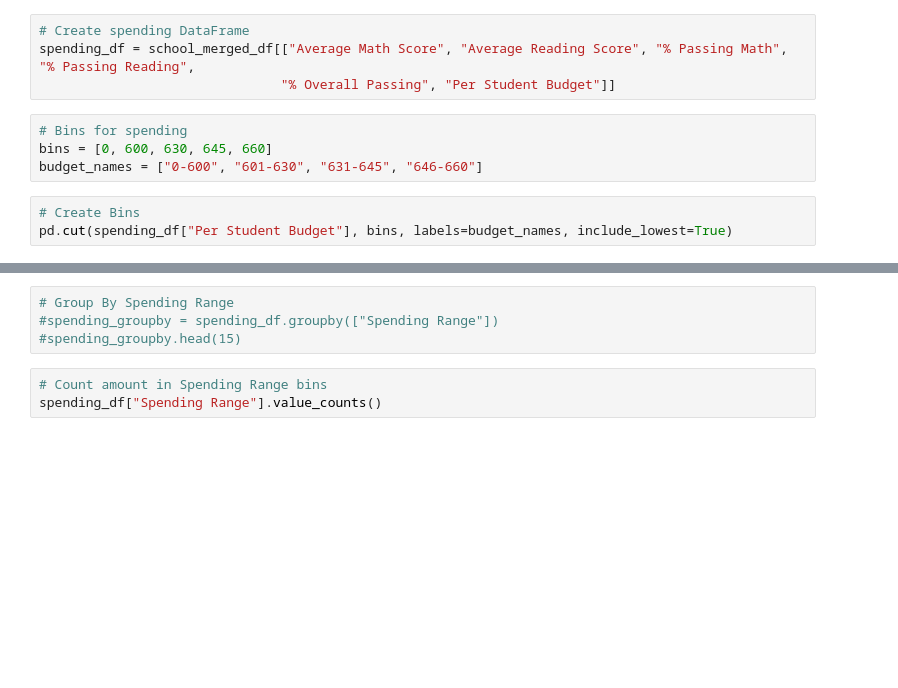
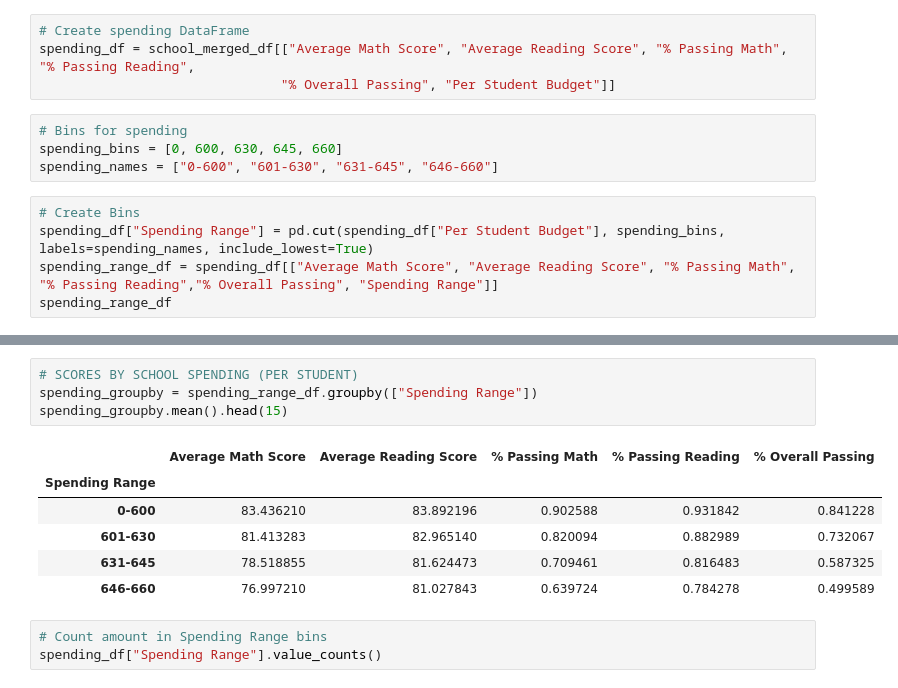
Before and after one commit to juliabrunett/pandas-challenge, a Jupyter notebook: PyCitySchools/PyCitySchools.ipynb, the cells around one changed output, grey strips where cells are left out. Saved outputs shown, nothing was run; the diff lists cells and outputs as text; blank space fills up the shorter version.

Commit message:
Fixed group by for binning

```diff
--- a/PyCitySchools/PyCitySchools.ipynb
+++ b/PyCitySchools/PyCitySchools.ipynb
@@ -527,9 +527,11 @@ spending_df = school_merged_df[["Average Math Score", "Average Reading Score", "
                                "% Overall Passing", "Per Student Budget"]]
 # %%
 # Bins for spending
-bins = [0, 600, 630, 645, 660]
-budget_names = ["0-600", "601-630", "631-645", "646-660"]
+spending_bins = [0, 600, 630, 645, 660]
+spending_names = ["0-600", "601-630", "631-645", "646-660"]
 # %%
 # Create Bins
-pd.cut(spending_df["Per Student Budget"], bins, labels=budget_names, include_lowest=True)
+spending_df["Spending Range"] = pd.cut(spending_df["Per Student Budget"], spending_bins, labels=spending_names, include_lowest=True)
+spending_range_df = spending_df[["Average Math Score", "Average Reading Score", "% Passing Math", "% Passing Reading","% Overall Passing", "Spending Range"]]
+spending_range_df
 # %% [output]
@@ -599,7 +558,14 @@ spending_df.set_index("Spending Range")
 # %%
-# Group By Spending Range
-#spending_groupby = spending_df.groupby(["Spending Range"])
-#spending_groupby.head(15)
+# SCORES BY SCHOOL SPENDING (PER STUDENT)
+spending_groupby = spending_range_df.groupby(["Spending Range"])
+spending_groupby.mean().head(15)
+# %% [output]
+|  | Average Math Score | Average Reading Score | % Passing Math | % Passing Reading | % Overall Passing |
+| Spending Range |  |  |  |  |  |
+| 0-600 | 83.436210 | 83.892196 | 0.902588 | 0.931842 | 0.841228 |
+| 601-630 | 81.413283 | 82.965140 | 0.820094 | 0.882989 | 0.732067 |
+| 631-645 | 78.518855 | 81.624473 | 0.709461 | 0.816483 | 0.587325 |
+| 646-660 | 76.997210 | 81.027843 | 0.639724 | 0.784278 | 0.499589 |
 # %%
 # Count amount in Spending Range bins
 spending_df["Spending Range"].value_counts()
```
Also changed, not shown: parts of 8 cells of this notebook.
